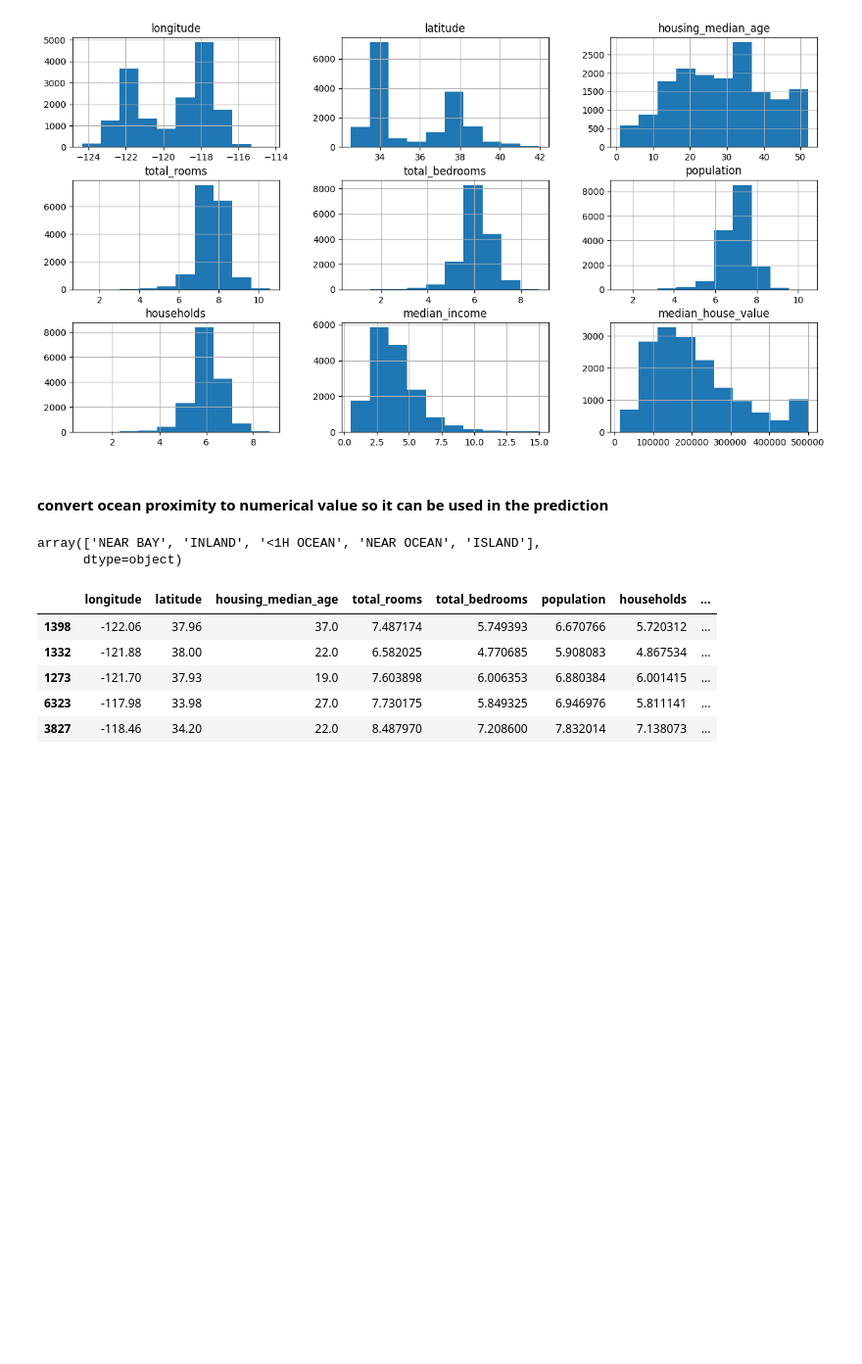
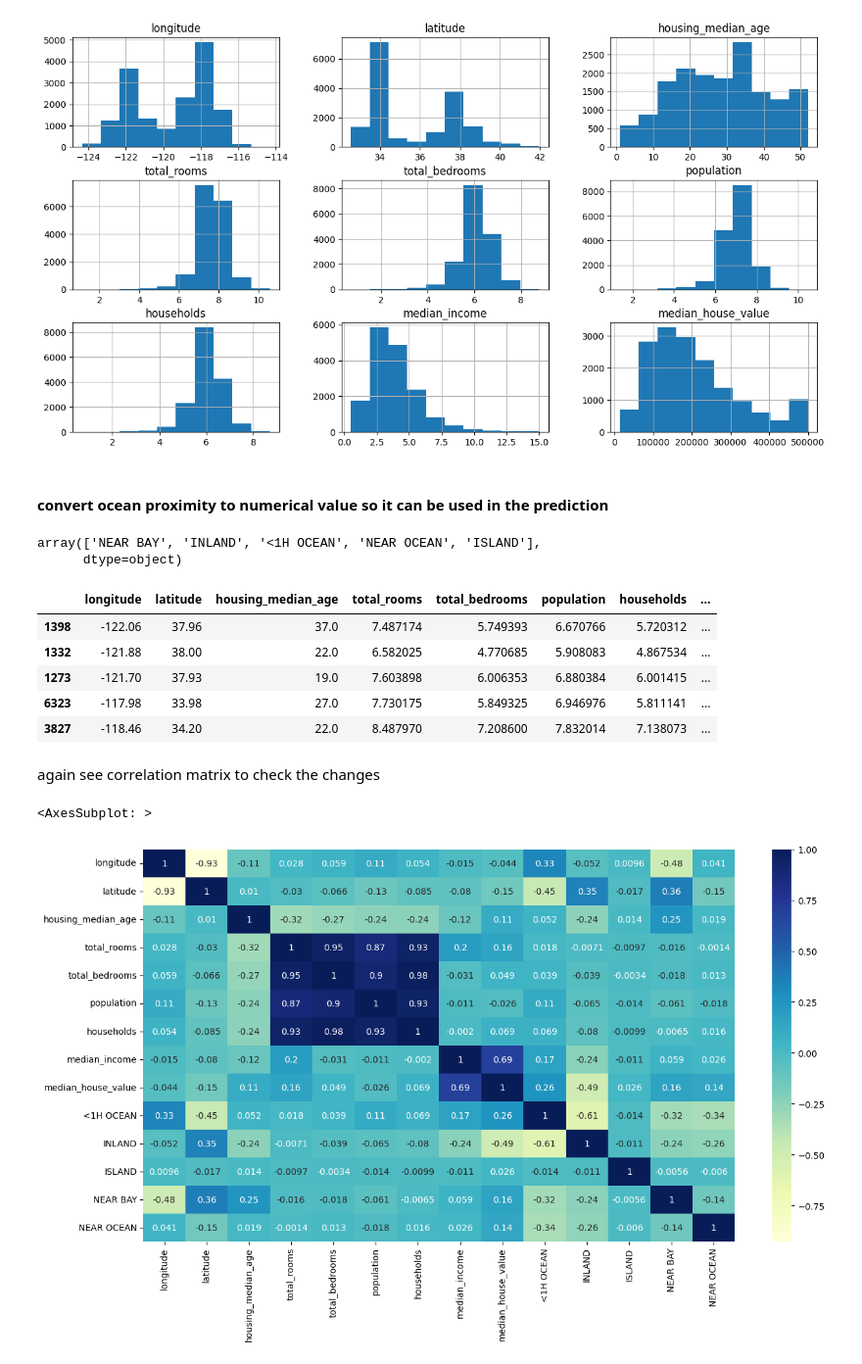
Before and after one commit to ortizfram/House-Price-Predicition, a Jupyter notebook: prediction.ipynb, the cells around one changed output. Shown at 98% size. Drawn from its saved outputs; the diff is of its cells as text; code cells hidden in the pictures; blank space fills up the shorter version.

Commit message:
visualize again corr matrix to see changes

```diff
--- a/prediction.ipynb
+++ b/prediction.ipynb
@@ -158,3 +158,11 @@ train_data.head()
 | 1273 | -121.70 | 37.93 | 19.0 | 7.603898 | 6.006353 | 6.880384 | 6.001415 | ... |
 | 6323 | -117.98 | 33.98 | 27.0 | 7.730175 | 5.849325 | 6.946976 | 5.811141 | ... |
 | 3827 | -118.46 | 34.20 | 22.0 | 8.487970 | 7.208600 | 7.832014 | 7.138073 | ... |
+# %% [markdown]
+again see correlation matrix to check the changes
+# %%
+plt.figure(figsize=(15,8))
+sns.heatmap(train_data.corr(), annot=True, cmap="YlGnBu")
+# %% [output]
+<AxesSubplot: >
+[figure, added]
```
